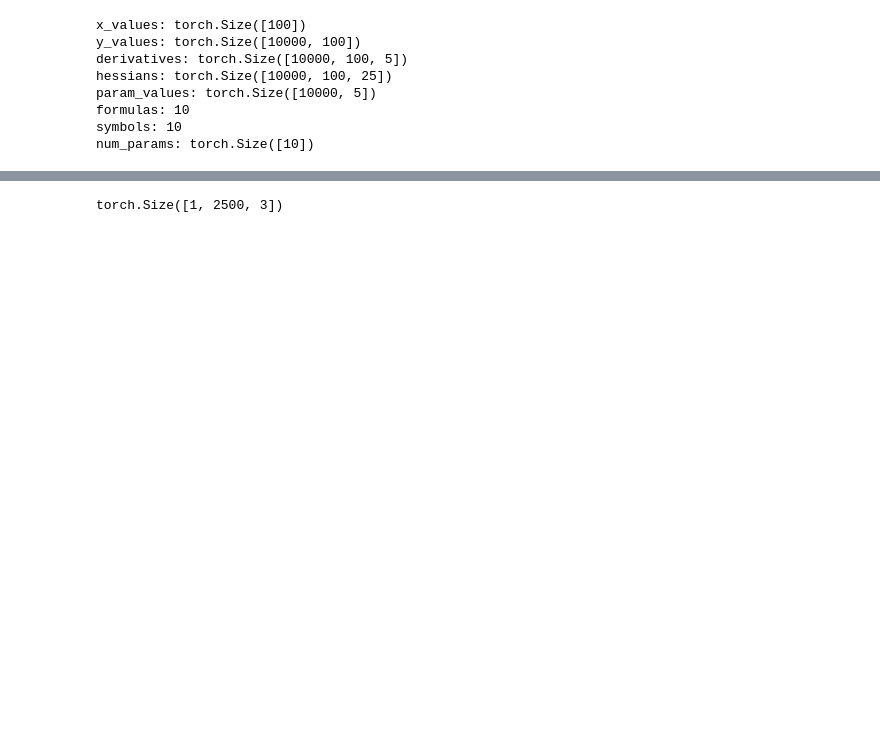
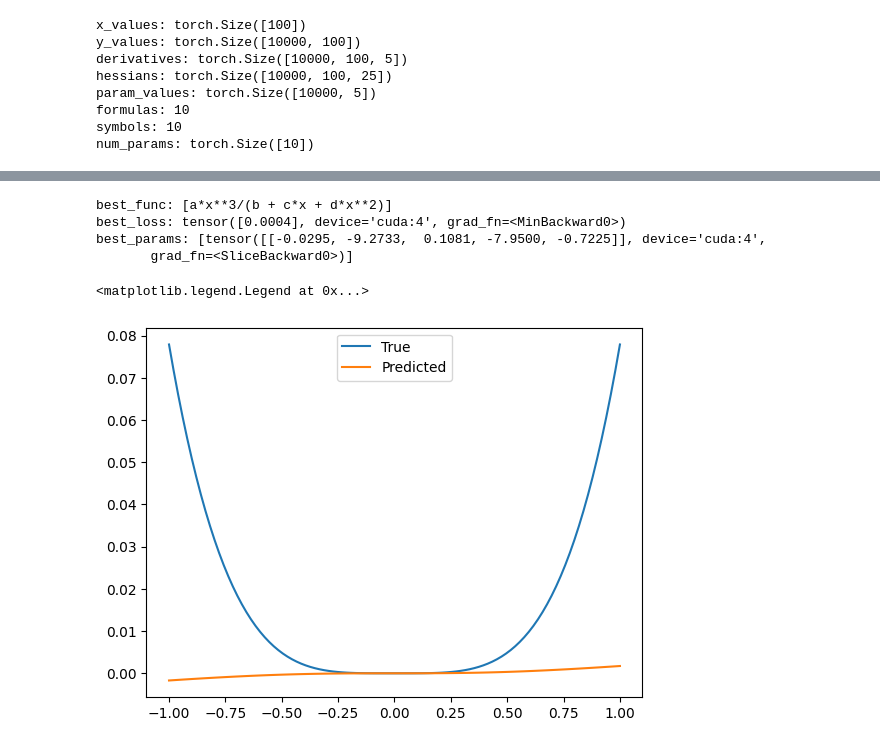
Before and after one commit to ctsai64/FeynmanEquations, a Jupyter notebook: NewFunctionSelector.ipynb, the cells around one changed output, grey strips where cells are left out. Cells and saved outputs as stored; diff of their text form; code cells hidden in the pictures; blank space fills up the shorter version.

```diff
--- a/NewFunctionSelector.ipynb
+++ b/NewFunctionSelector.ipynb
@@ -233,7 +254,14 @@ def training_loss_func(model, output, target):
     mse_loss = torch.mean((output - target) ** 2, dim=-1)
     normalized_loss = mse_loss / target_range
 
-    l2_reg = sum(p.pow(2.0).sum() for p in model.parameters())
-    l1_reg = sum(p.abs().sum() for p in model.parameters())
-    total_loss = torch.mean(normalized_loss) + 0.01 * l2_reg + 0.01 * l1_reg
-    return total_loss
+    #l2_reg = sum(p.pow(2.0).sum() for p in model.parameters())
+    #l1_reg = sum(p.abs().sum() for p in model.parameters())
+    #total_loss = torch.mean(normalized_loss) + 0.01 * l2_reg + 0.01 * l1_reg
+    return torch.mean(normalized_loss)
+# %%
+model = Multi_Func_Channels(functions=functions, num_params=num_params, x_data=x_values, input_channels=2, device=device).to(device)
+
+dataloader = DataLoader(full_data, batch_size=1000, shuffle=True)
+optimizer = optim.Adam(model.parameters(), lr=0.01)
+scheduler = StepLR(optimizer, step_size=1, gamma=0.7)
+# loss_func = nn.MSELoss()
@@ -240,11 +272,4 @@ def training_loss_func(model, output, target):
 # %%
-model = Multi_Func_Channels(functions=functions, num_params=num_params, x_data=x_values, input_channels=3, device=device).to(device)
-
-dataloader = DataLoader(full_data, batch_size=1000, shuffle=True)
-optimizer = optim.Adam(model.parameters(), lr=0.01)
-scheduler = StepLR(optimizer, step_size=1, gamma=0.7)
-loss_func = nn.MSELoss()
-
 epochs = 50
 for epoch in range(epochs):
     start_time = time.time()
@@ -255,12 +280,9 @@ for epoch in range(epochs):
     for batch in dataloader:
         batch = batch.requires_grad_(True).to(device)
         optimizer.zero_grad()
-        best_out, best_loss, best_func, preds, losses = model(batch)
+        hessians, best_out, best_loss, best_func, best_params, stacked_preds, stacked_losses, pred_params = model(batch[:, :, 0:2])
         loss = training_loss_func(model, best_out, batch[:, :, 0]) #loss_func(best_out, batch[:, :, 0])
-        # FIX CRAZY LOSS VALUES
-        #print(f"loss: {loss}")
-        #plt.plot(x_values.detach().cpu().numpy(), best_out[0, 0:100].detach().cpu().numpy())
-        #plt.plot(x_values.detach().cpu().numpy(), y_values[0, 0:100].detach().cpu().numpy())
+        #print(hessians[0])
         print(best_func[0])
         loss.backward()
         optimizer.step()
@@ -291,7 +333,2 @@ epoch : 49/50, loss = 0.14748850
 # %%
 torch.save(model.state_dict(), 'model.pth')
-# %%
-model.eval()
-full_data[0].unsqueeze(0).shape
-# %% [output]
-torch.Size([1, 2500, 3])
@@ -297,0 +337,17 @@ torch.Size([1, 2500, 3])
+# %%
+model.eval()
+ran = np.random.randint(5000, full_data.shape[0])
+h, best_out, best_loss, best_func, best_params, stacked_preds, stacked_losses, pred_params = model(full_data[ran, :, 0:2].unsqueeze(0))
+print(f"best_func: {best_func}")
+print(f"best_loss: {best_loss}")
+print(f"best_params: {best_params}")
+plt.plot(x_values.detach().cpu().numpy(), y_values[ran].detach().cpu().numpy(), label='True')
+plt.plot(x_values.detach().cpu().numpy(), best_out.squeeze(0)[0:100].detach().cpu().numpy(), label='Predicted')
+plt.legend()
+# %% [output]
+best_func: [a*x**3/(b + c*x + d*x**2)]
+best_loss: tensor([0.0004], device='cuda:4', grad_fn=<MinBackward0>)
+best_params: [tensor([[-0.0295, -9.2733,  0.1081, -7.9500, -0.7225]], device='cuda:4',
+       grad_fn=<SliceBackward0>)]
+<matplotlib.legend.Legend at 0x...>
+[figure, added]
```
Also changed, not shown: parts of 5 cells of this notebook, 1 other file.
